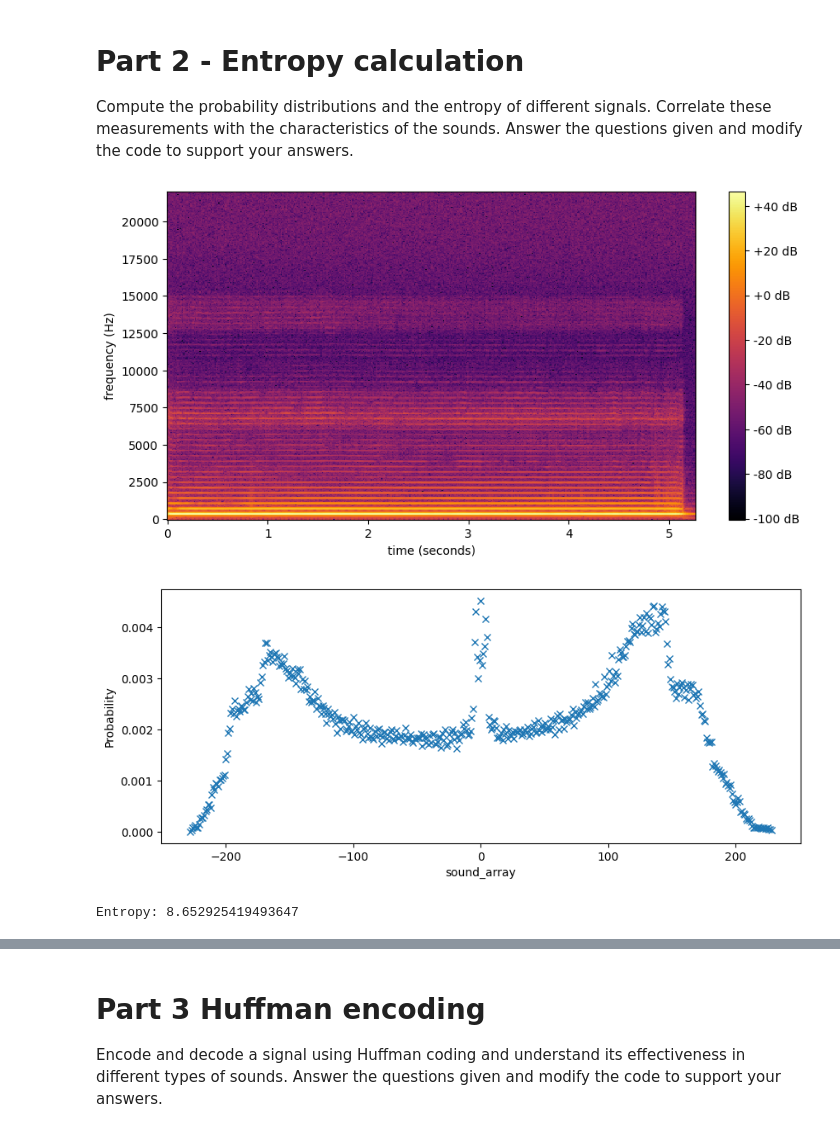
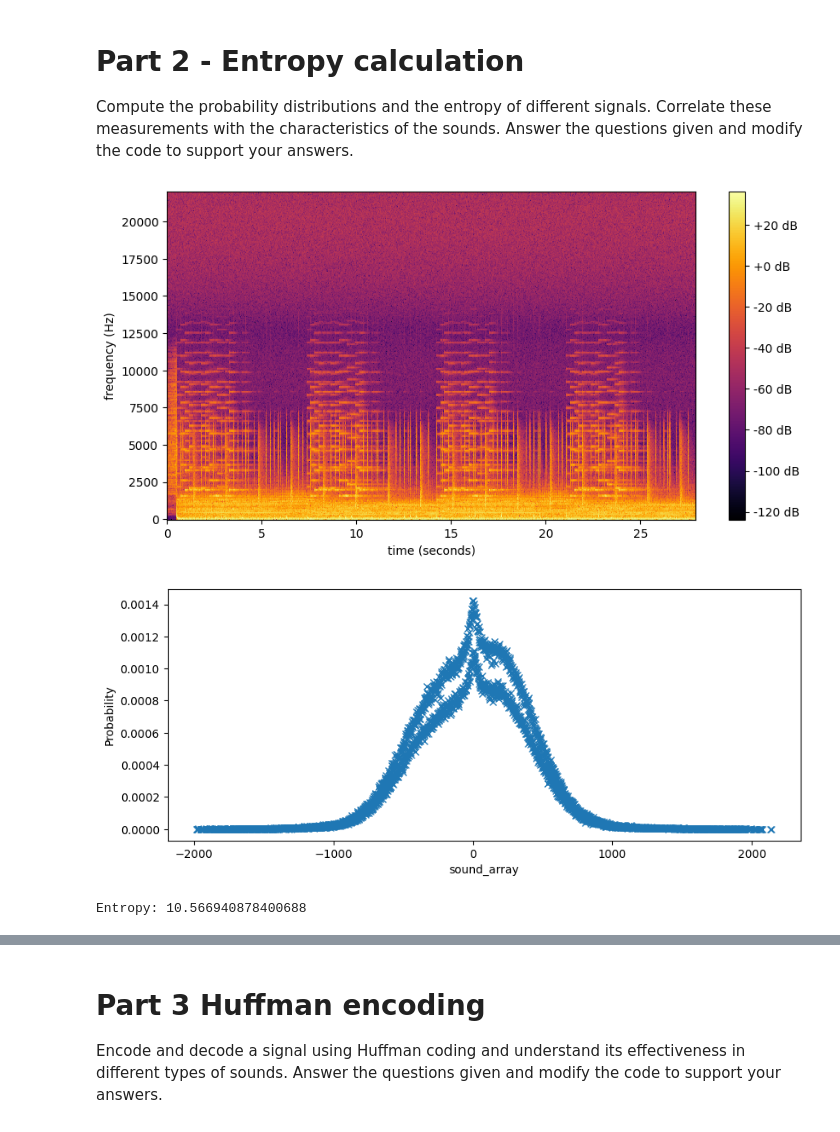
Before and after one commit to GeorginaHostench/audio-coding-materials, a Jupyter notebook: labs/Lab2-Quantization-and-entropy-coding.ipynb, the cells around one changed output, grey strips where cells are left out. Saved outputs shown, nothing was run; the diff lists cells and outputs as text; code cells hidden in the pictures.

```diff
--- a/labs/Lab2-Quantization-and-entropy-coding.ipynb
+++ b/labs/Lab2-Quantization-and-entropy-coding.ipynb
@@ -211,33 +211,34 @@ def get_prob_per_symbol(y):
 # %%
 # read a sound
 #sound_array, sampling_rate = read_sound('../sounds/721313-hangpan.wav')
 #sound_array, sampling_rate = read_sound('../sounds/synthetic.wav')
-sound_array, sampling_rate = read_sound('../sounds/406609-tuba.wav')
-#sound_array, sampling_rate = read_sound('../sounds/750340-background-music.wav')
+#sound_array, sampling_rate = read_sound('../sounds/406609-tuba.wav')
+sound_array, sampling_rate = read_sound('../sounds/750340-background-music.wav')
 
 
 display_spectrogram(sound_array, 512, 1024, sampling_rate)
 
 # Quantize the sound_array by giving the number of bits to use
-nbits = 8
+nbits = 12
 x_scaled = sound_array * 2**nbits
 x_quantized = np.int16(np.round(x_scaled))
 
 # compute the probabilities of all the signal values
+
 symbols, probs = get_prob_per_symbol(x_quantized)
 
 plt.figure(0, figsize=(10, 4))
 plt.plot(symbols, probs, 'x')
 plt.xlabel("sound_array"), plt.ylabel("Probability")
 plt.show()
 
 # compute the entropy value
 h = calculate_entropy(probs)
 print("Entropy:", h)
 # %% [output]
-[figure, old version]
+[figure, new version]
-[figure, old version]
+[figure, new version]
-Entropy: 8.652925419493647
+Entropy: 10.566940878400688
 # %% [markdown]
 **Questions:**
 
```
Also changed, not shown: parts of 1 cell of this notebook.
